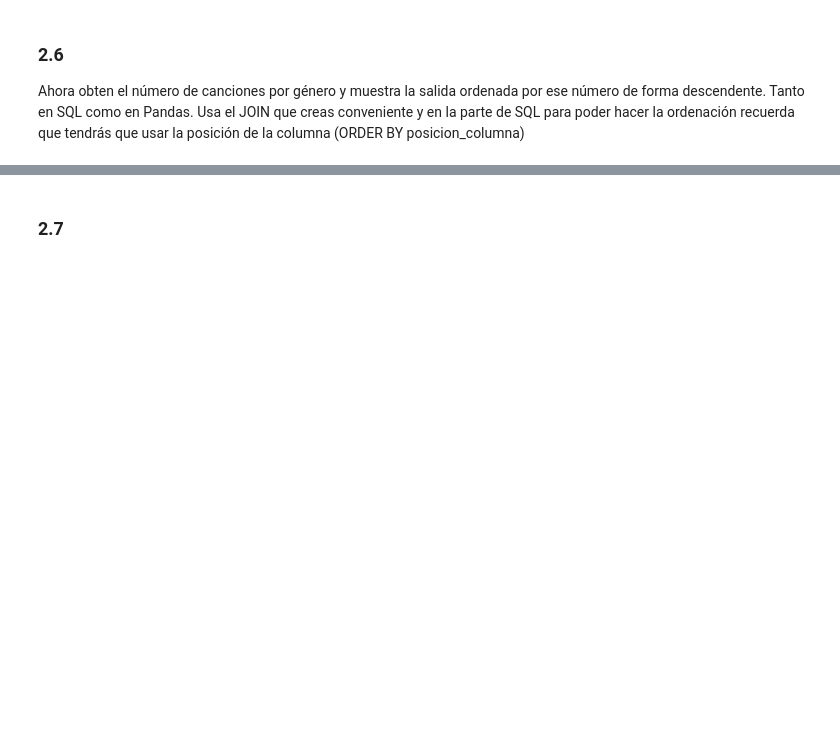
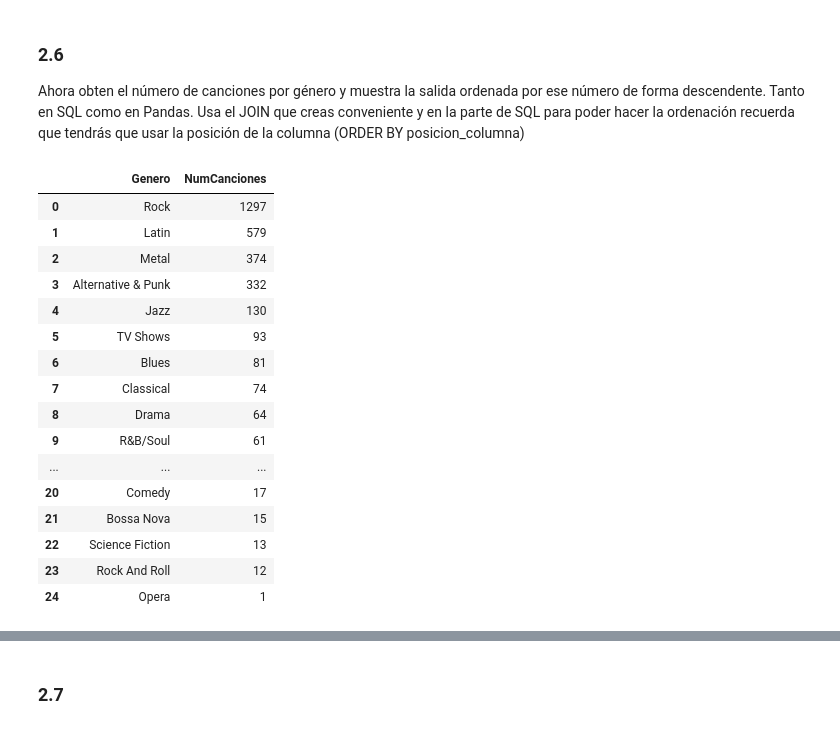
Before and after one commit to csanchosahun/DS-Online-Carlos-Sancho, a Jupyter notebook: 03_Data_Analysis/Sprint_06/Unidad_01_Procesado_Datos_Internos_BBDD/03_Practica_Obligatoria/18_Practica_Obligatoria_SQL.ipynb, the cells around one changed output, grey strips where cells are left out. Saved outputs shown, nothing was run; the diff lists cells and outputs as text; code cells hidden in the pictures; blank space fills up the shorter version.

```diff
--- a/03_Data_Analysis/Sprint_06/Unidad_01_Procesado_Datos_Internos_BBDD/03_Practica_Obligatoria/18_Practica_Obligatoria_SQL.ipynb
+++ b/03_Data_Analysis/Sprint_06/Unidad_01_Procesado_Datos_Internos_BBDD/03_Practica_Obligatoria/18_Practica_Obligatoria_SQL.ipynb
@@ -195,0 +413,40 @@ Ahora obten el número de canciones por género y muestra la salida ordenada por
+# %%
+# SQL
+# Definimos la query combinando JOIN, GROUP BY y ORDER BY
+query_2_6 = """
+SELECT
+    g.Name AS Genero,
+    COUNT(t.TrackId) AS NumCanciones
+FROM
+    tracks t
+JOIN
+    genres g ON t.GenreId = g.GenreId
+GROUP BY
+    g.Name
+ORDER BY
+    2 DESC;
+"""
+
+# Ejecutamos con tu función
+df_resultado_sql_2_6 = sql_query(query_2_6)
+
+# Mostramos el resultado
+df_resultado_sql_2_6
+# %% [output]
+|  | Genero | NumCanciones |
+| 0 | Rock | 1297 |
+| 1 | Latin | 579 |
+| 2 | Metal | 374 |
+| 3 | Alternative & Punk | 332 |
+| 4 | Jazz | 130 |
+| 5 | TV Shows | 93 |
+| 6 | Blues | 81 |
+| 7 | Classical | 74 |
+| 8 | Drama | 64 |
+| 9 | R&B/Soul | 61 |
+| ... | ... | ... |
+| 20 | Comedy | 17 |
+| 21 | Bossa Nova | 15 |
+| 22 | Science Fiction | 13 |
+| 23 | Rock And Roll | 12 |
+| 24 | Opera | 1 |
```
Also changed, not shown: parts of 21 cells of this notebook.
